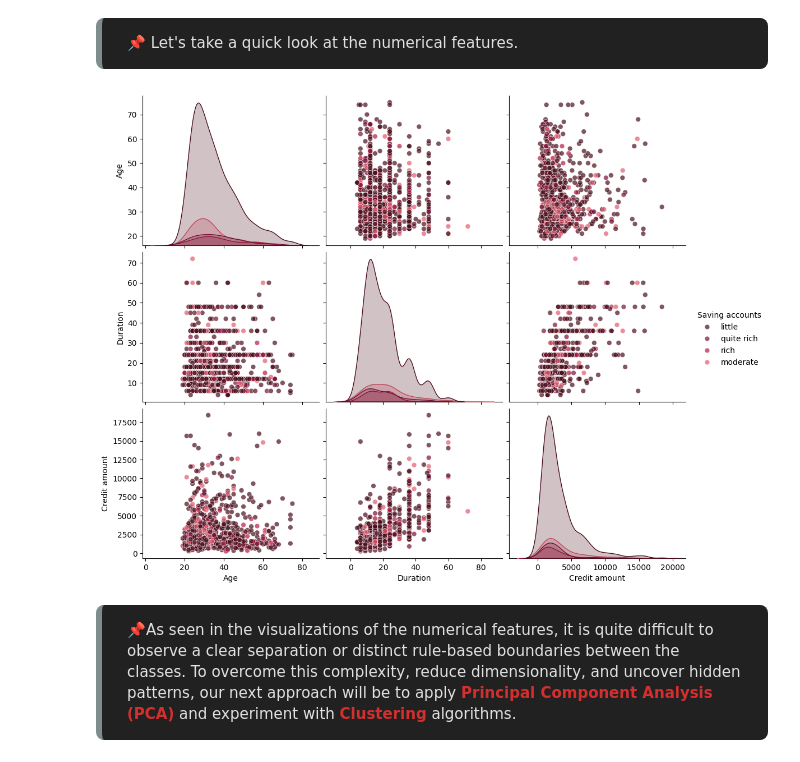
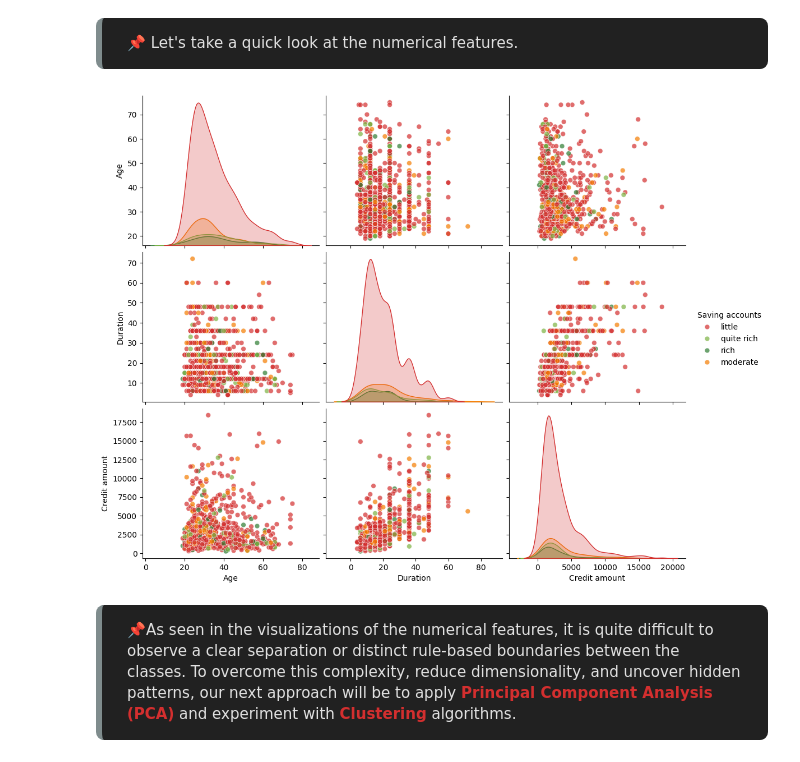
Before and after one commit to S-Azeem/credit_risk_playground, a Jupyter notebook: credit-risk-modeling-using-lr-nb-svm-knn.ipynb, the cells around one changed output. Drawn from its saved outputs; the diff is of its cells as text; code cells hidden in the pictures.

```diff
--- a/credit-risk-modeling-using-lr-nb-svm-knn.ipynb
+++ b/credit-risk-modeling-using-lr-nb-svm-knn.ipynb
@@ -330,12 +330,14 @@ plt.show()
 </div>
 # %%
 columns_to_plot = ["Age", "Duration", "Credit amount", "Saving accounts"]
-red_palette = ['#4A0E1C', '#7B113A', '#B71C46', '#E55B70']
-sns.pairplot(df[columns_to_plot], hue="Saving accounts", palette=red_palette, plot_kws={"alpha": 0.7, "s": 40},
+#red_palette = ['#4A0E1C', '#7B113A', '#B71C46', '#E55B70']
+#saving_palette = { "#D32F2F",  "#F57C00",  "#7CB342",  "#2E7D32"}
+saving_palette = {"little": "#D32F2F", "moderate": "#F57C00", "quite rich": "#7CB342", "rich": "#2E7D32"}
+sns.pairplot(df[columns_to_plot], hue="Saving accounts", palette=saving_palette, plot_kws={"alpha": 0.7, "s": 40},
     height=3,aspect=1.2)
 plt.show()
 # %% [output]
-[figure, old version]
+[figure, new version]
 # %% [markdown]
 <div style="font-family: 'Trebuchet MS', sans-serif; background-color: #212121; color: #E0E0E0; padding: 15px 25px; line-height: 1.6; border-radius: 8px; border-left: 6px solid #7F8C8D; box-shadow: 2px 2px 8px rgba(0,0,0,0.2); font-size: 15px; margin: 20px 0;">
   <strong>📌</strong>As seen in the visualizations of the numerical features, it is quite difficult to observe a clear separation or distinct rule-based boundaries between the classes. To overcome this complexity, reduce dimensionality, and uncover hidden patterns, our next approach will be to apply <strong style="color: #D32F2F;">Principal Component Analysis (PCA)</strong> and experiment with <strong style="color: #D32F2F;">Clustering</strong> algorithms.
```
Also changed, not shown: parts of 9 cells of this notebook.
